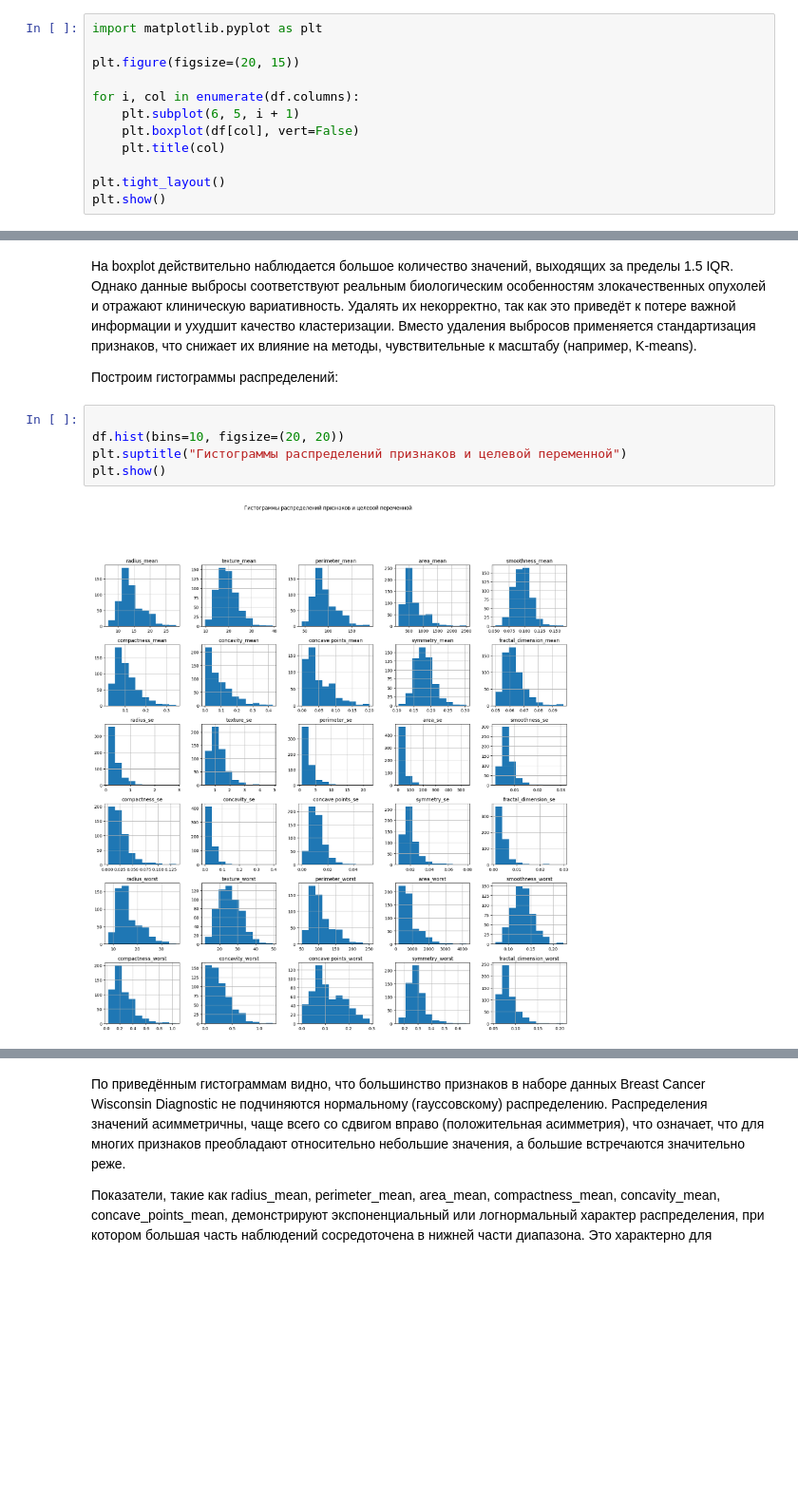
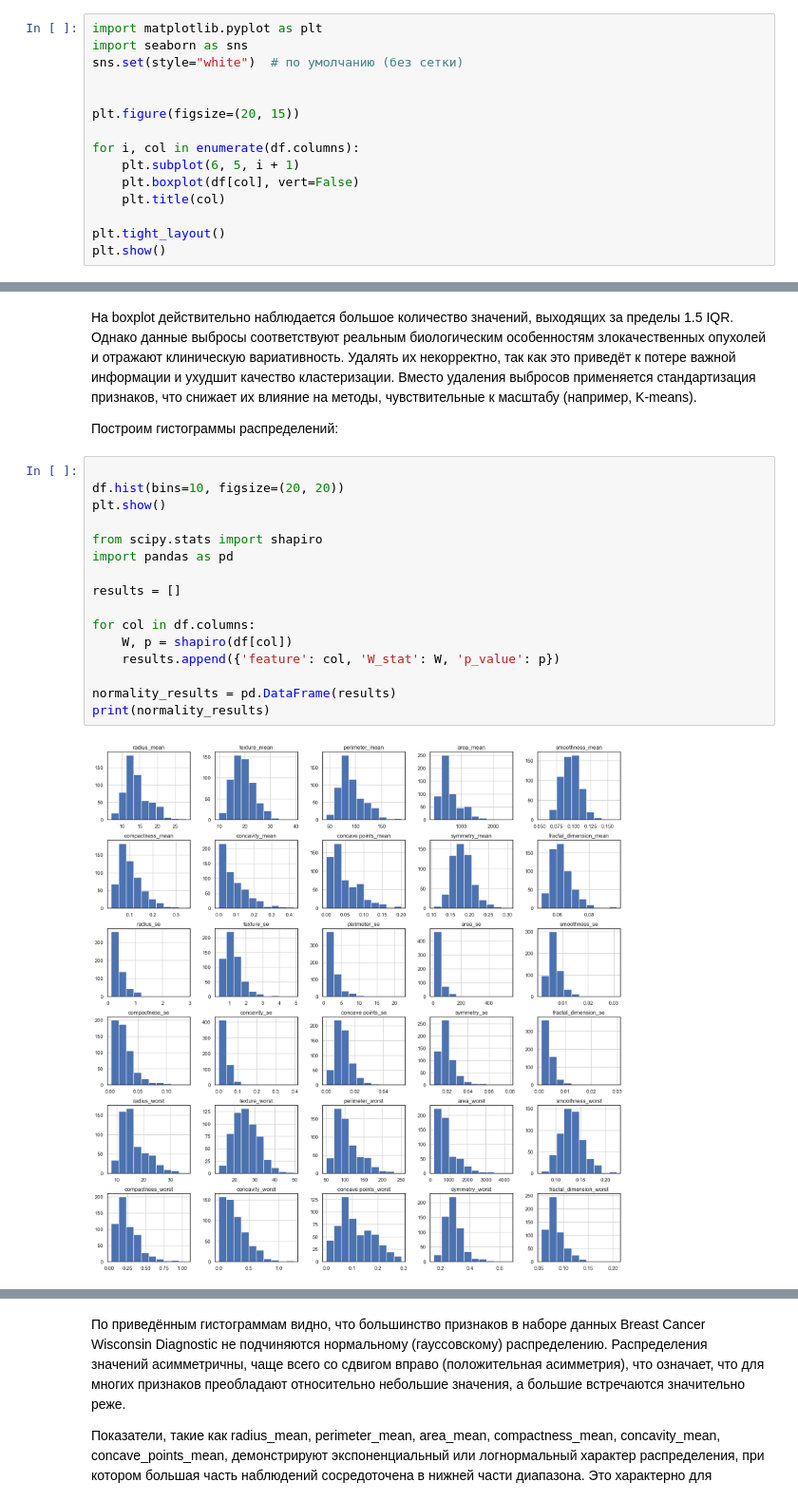
Before and after one commit to alino4ka554/L4_AISystems, a Jupyter notebook: clustering.ipynb, the cells around one changed output, grey strips where cells are left out. Shown at 95% size. Drawn from its saved outputs; the diff is of its cells as text; blank space fills up the shorter version.

```diff
--- a/clustering.ipynb
+++ b/clustering.ipynb
@@ -103,6 +103,9 @@ df.describe()
 Построим ящик с усами:
 # %%
 import matplotlib.pyplot as plt
+import seaborn as sns
+sns.set(style="white")  # по умолчанию (без сетки)
+
 
 plt.figure(figsize=(20, 15))
 
@@ -122,7 +125,18 @@ plt.show()
 # %%
 
 df.hist(bins=10, figsize=(20, 20))
-plt.suptitle("Гистограммы распределений признаков и целевой переменной")
 plt.show()
+
+from scipy.stats import shapiro
+import pandas as pd
+
+results = []
+
+for col in df.columns:
+    W, p = shapiro(df[col])
+    results.append({'feature': col, 'W_stat': W, 'p_value': p})
+
+normality_results = pd.DataFrame(results)
+print(normality_results)
 # %% [output]
-[figure, old version]
+[figure, new version]
```
Also changed, not shown: parts of 18 cells of this notebook, 1 other file.
